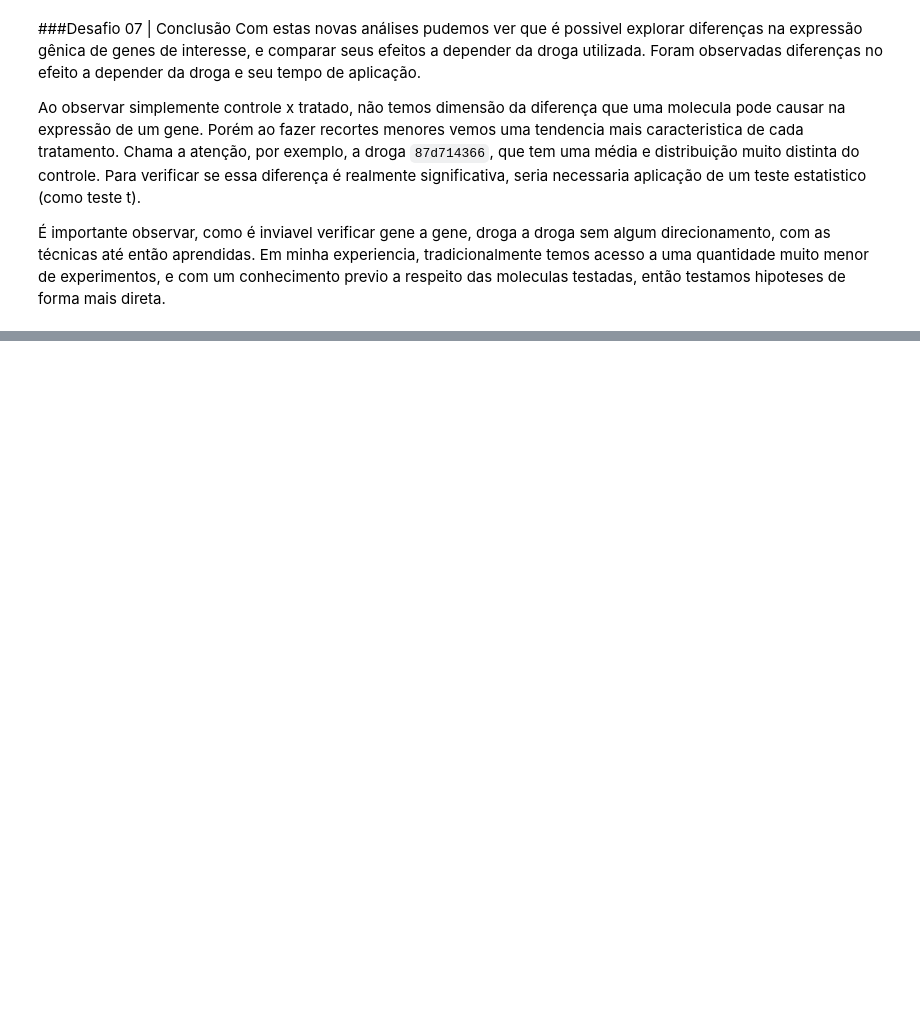
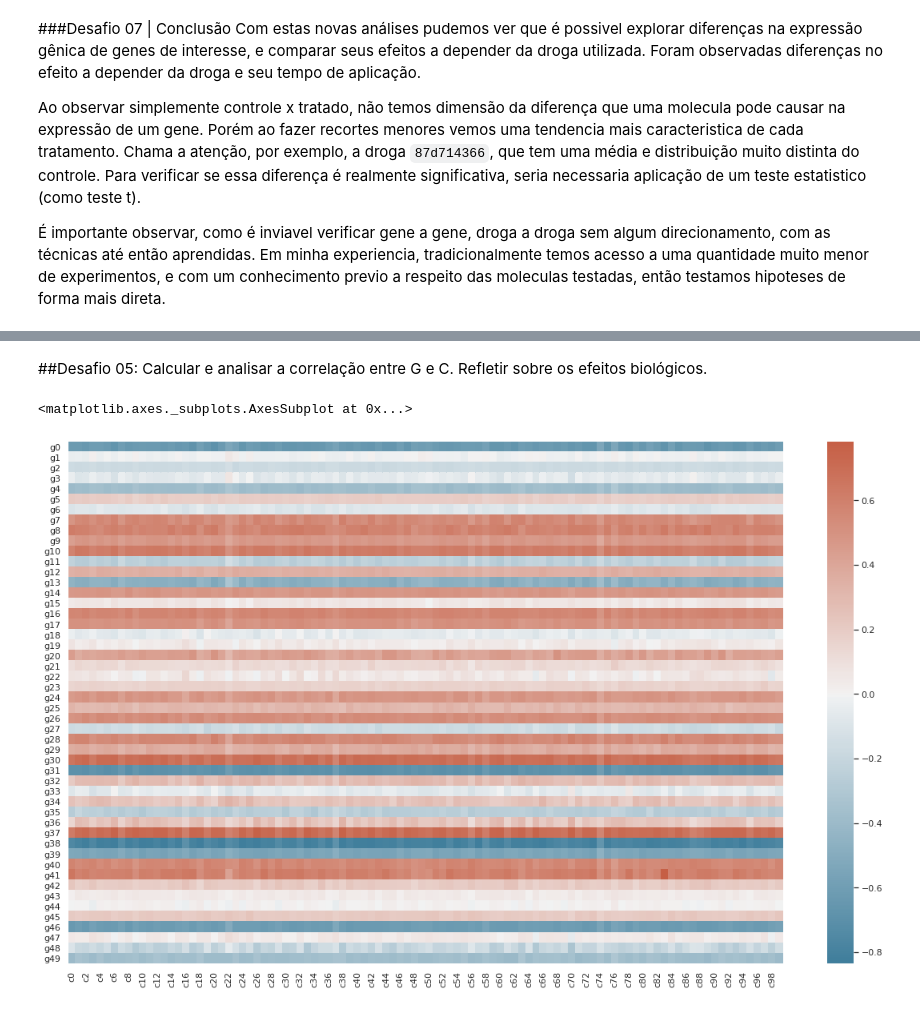
Before and after one commit to GoularteVinicius/ImersaoDadosAlura, a Jupyter notebook: Desafios_Imersão_Dados.ipynb, the cells around one changed output, grey strips where cells are left out. Cells and saved outputs as stored; diff of their text form; code cells hidden in the pictures; blank space fills up the shorter version.

```diff
--- a/Desafios_Imersão_Dados.ipynb
+++ b/Desafios_Imersão_Dados.ipynb
@@ -330,0 +469,14 @@ Ao observar simplemente controle x tratado, não temos dimensão da diferença q
+# %% [markdown]
+##Desafio 05: Calcular e analisar a correlação entre G e C. Refletir sobre os efeitos biológicos.
+# %%
+cg=pd.concat([dados.loc[:,'g0':'g49'],dados.loc[:,'c0':'c99']],
+             axis=1).corr().loc['g0':'g49', 'c0':'c99']
+plt.figure(figsize=(20, 12))
+
+# Generate a custom diverging colormap
+cmap = sns.diverging_palette(230, 20, as_cmap=True)
+# Draw the heatmap with the mask and correct aspect ratio
+sns.heatmap(cg, cmap=cmap, center=0)
+# %% [output]
+<matplotlib.axes._subplots.AxesSubplot at 0x...>
+[figure, added]
```
Also changed, not shown: parts of 18 cells of this notebook.
